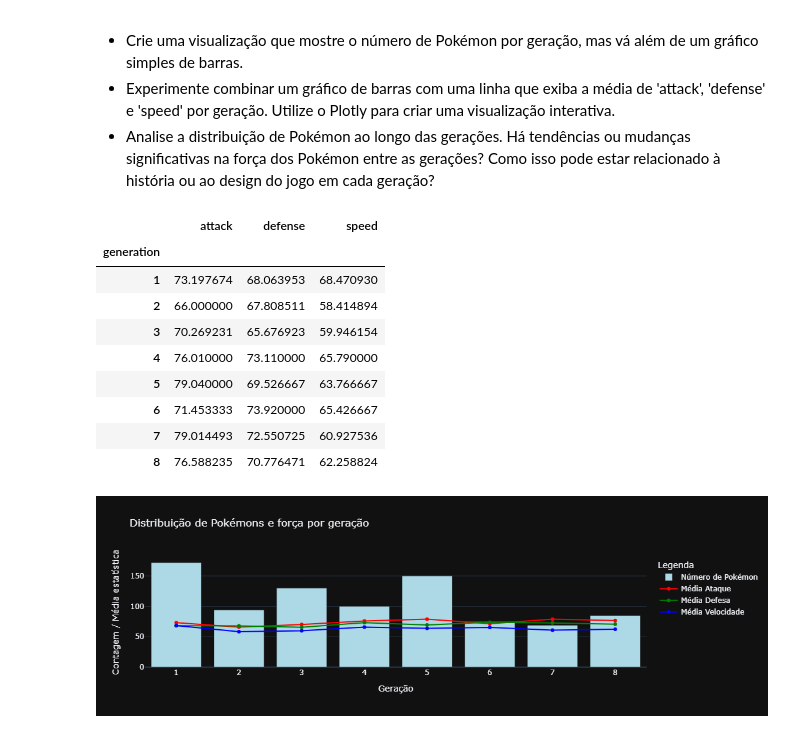
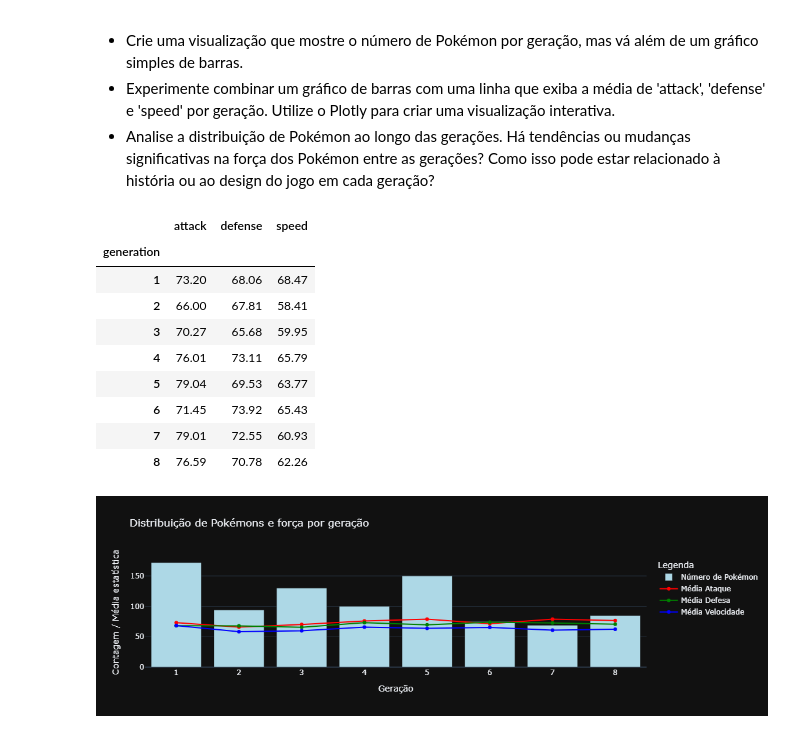
Before and after one commit to WesleyFernandes0101/gc-python-2024, a Jupyter notebook: boss_mundo_2/boss-mundo2-kung-fu-pandas.ipynb, the cells around one changed output. Drawn from its saved outputs; the diff is of its cells as text; code cells hidden in the pictures.

```diff
--- a/boss_mundo_2/boss-mundo2-kung-fu-pandas.ipynb
+++ b/boss_mundo_2/boss-mundo2-kung-fu-pandas.ipynb
@@ -47,21 +47,21 @@ por geração, mas vá além de um gráfico simples de barras.
 significativas na força dos Pokémon entre as gerações? Como isso pode estar relacionado à
 história ou ao design do jogo em cada geração?
 # %%
-# Calculate the number of Pokémon and mean of attack, defense, and speed by generation
+#pegando o numero de Pokémon e a média para ataque, defesa e velocidade pela geração
 gen_counts = df['generation'].value_counts().sort_index()
-gen_means = df.groupby('generation')[['attack', 'defense', 'speed']].mean()
+gen_means = round(df.groupby('generation')[['attack', 'defense', 'speed']].mean(),2)
 gen_means
 # %% [output]
 |  | attack | defense | speed |
 | generation |  |  |  |
-| 1 | 73.197674 | 68.063953 | 68.470930 |
-| 2 | 66.000000 | 67.808511 | 58.414894 |
-| 3 | 70.269231 | 65.676923 | 59.946154 |
-| 4 | 76.010000 | 73.110000 | 65.790000 |
-| 5 | 79.040000 | 69.526667 | 63.766667 |
-| 6 | 71.453333 | 73.920000 | 65.426667 |
-| 7 | 79.014493 | 72.550725 | 60.927536 |
-| 8 | 76.588235 | 70.776471 | 62.258824 |
+| 1 | 73.20 | 68.06 | 68.47 |
+| 2 | 66.00 | 67.81 | 58.41 |
+| 3 | 70.27 | 65.68 | 59.95 |
+| 4 | 76.01 | 73.11 | 65.79 |
+| 5 | 79.04 | 69.53 | 63.77 |
+| 6 | 71.45 | 73.92 | 65.43 |
+| 7 | 79.01 | 72.55 | 60.93 |
+| 8 | 76.59 | 70.78 | 62.26 |
 # %%
 #criando um gráfico de barras para o número de Pokémon por geração
 bar_trace = go.Bar(
```
Also changed, not shown: parts of 1 cell of this notebook.
